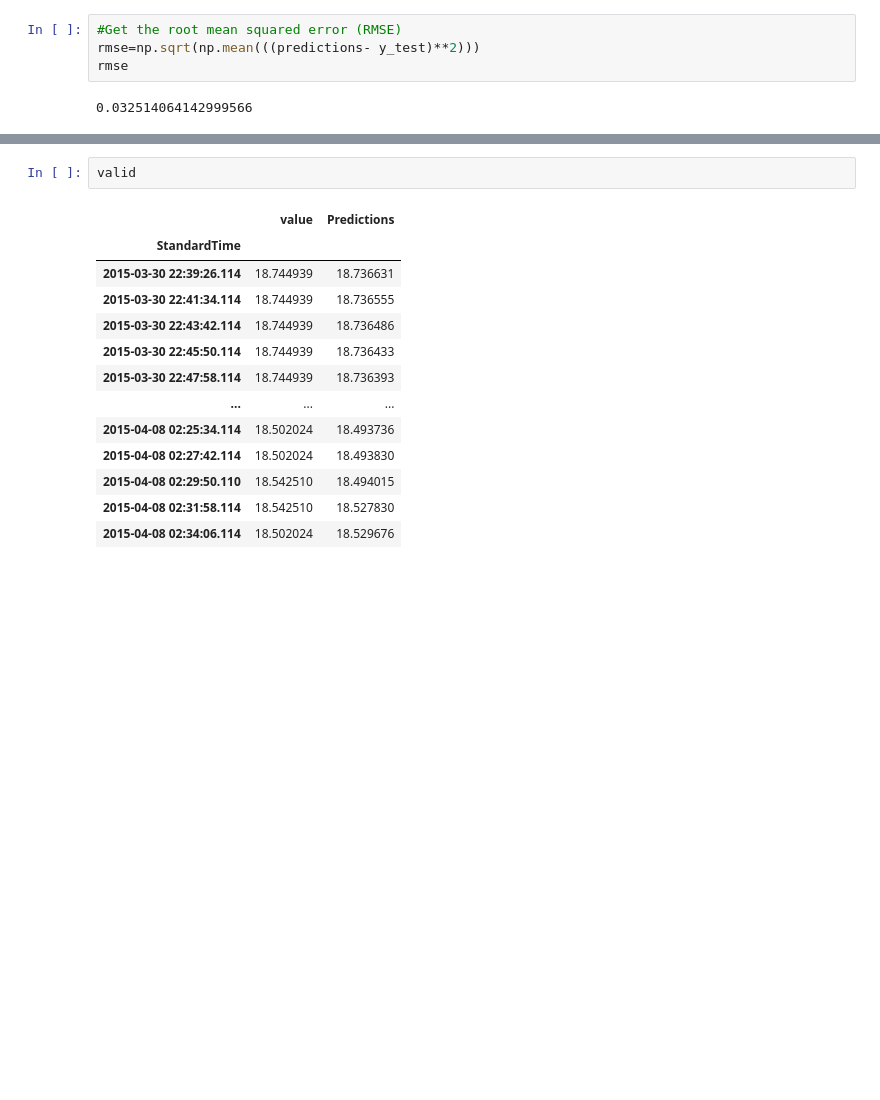
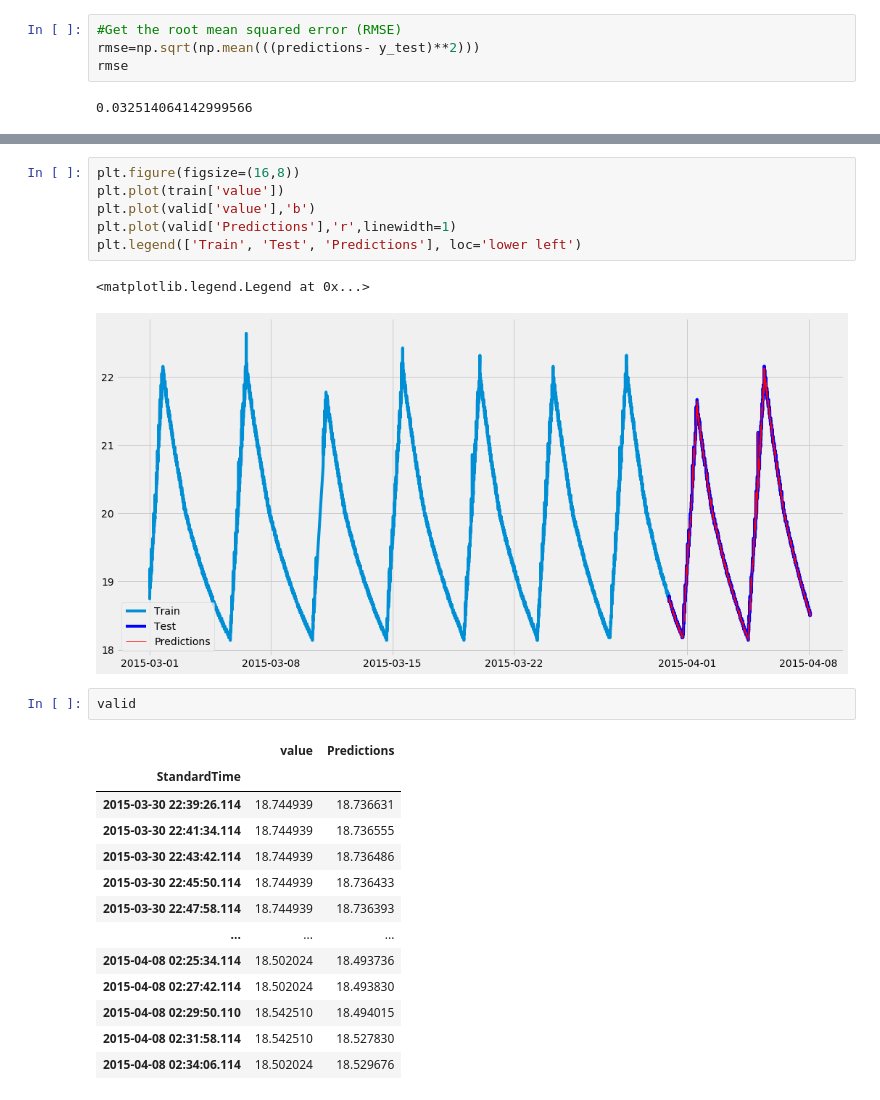
Before and after one commit to parinyad123/Telemetry_Project, a Jupyter notebook: Predict_time_Series/Telemetry/TANKTEMP092_098.ipynb, the cells around one changed output, grey strips where cells are left out. Saved outputs shown, nothing was run; the diff lists cells and outputs as text; blank space fills up the shorter version.

```diff
--- a/Predict_time_Series/Telemetry/TANKTEMP092_098.ipynb
+++ b/Predict_time_Series/Telemetry/TANKTEMP092_098.ipynb
@@ -407,3 +442,12 @@ plt.show()
+# %%
+plt.figure(figsize=(16,8))
+plt.plot(train['value'])
+plt.plot(valid['value'],'b')
+plt.plot(valid['Predictions'],'r',linewidth=1)
+plt.legend(['Train', 'Test', 'Predictions'], loc='lower left')
+# %% [output]
+<matplotlib.legend.Legend at 0x...>
+[figure, added]
 # %%
 valid
 # %% [output]
```
Also changed, not shown: parts of 39 cells of this notebook, 1 other file.
